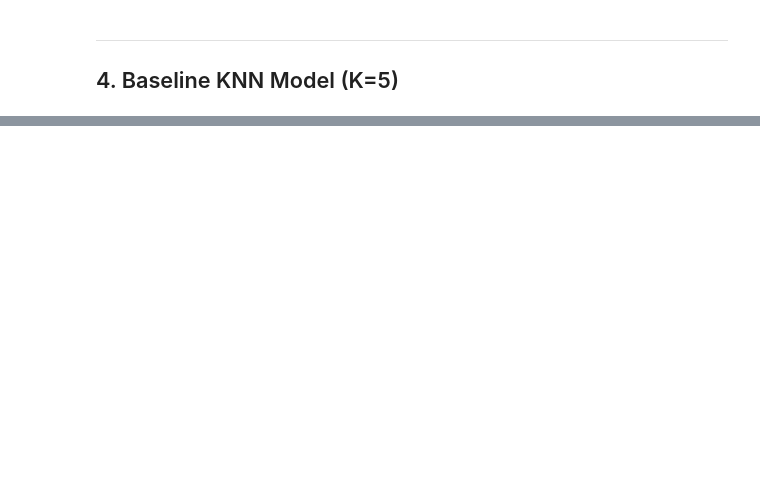
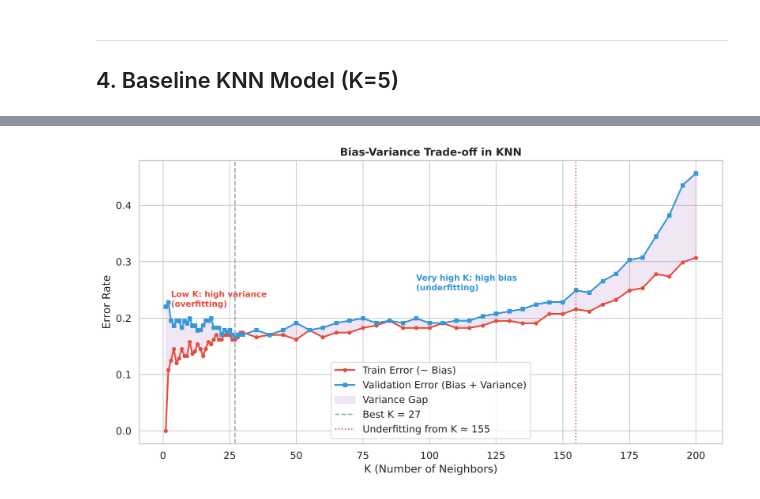
Before and after one commit to Subhadip24/AIml-Project, a Jupyter notebook: Heart_Disease_KNN_Classification.ipynb, the cells around one changed output, grey strips where cells are left out. Drawn from its saved outputs; the diff is of its cells as text; code cells hidden in the pictures; blank space fills up the shorter version.

```diff
--- a/Heart_Disease_KNN_Classification.ipynb
+++ b/Heart_Disease_KNN_Classification.ipynb
@@ -692,0 +322,25 @@ EXPERIMENT COMPLETE
+# %%
+k_range = list(range(1, 31)) + list(range(35, 205, 5))
+train_scores, test_scores, cv_scores_mean, cv_scores_std = [], [], [], []
+
+for k in k_range:
+    model = make_knn(n_neighbors=k).fit(X_train, y_train)
+    train_scores.append(model.score(X_train, y_train))
+    test_scores.append(model.score(X_test, y_test))
+    cv = cross_val_score(make_knn(n_neighbors=k), X_train, y_train, cv=CV)
+    cv_scores_mean.append(cv.mean())
+    cv_scores_std.append(cv.std())
+
+results_k = pd.DataFrame({'K': k_range, 'train': train_scores, 'test': test_scores,
+                          'cv_mean': cv_scores_mean, 'cv_std': cv_scores_std}).set_index('K')
+
+best_k_cv = int(results_k['cv_mean'].idxmax())
+best_cv_acc = results_k.loc[best_k_cv, 'cv_mean']
+print(f'Best K (10-fold CV): K = {best_k_cv}, CV accuracy = {best_cv_acc:.4f} '
+      f'(± {results_k.loc[best_k_cv, "cv_std"]:.4f})')
+print(f'Test accuracy at K = {best_k_cv}: {results_k.loc[best_k_cv, "test"]:.4f}')
+
+best_se = results_k.loc[best_k_cv, 'cv_std'] / np.sqrt(CV.get_n_splits())
+near_best = results_k[results_k['cv_mean'] >= best_cv_acc - best_se].index.tolist()
+print(f'\nK values within one standard error of the best CV score: {near_best}')
+print('-> the CV curve is flat near the top, so the exact best K is not very stable.')
@@ -692,0 +465,21 @@ EXPERIMENT COMPLETE
+# %%
+# --- Bias-Variance Trade-off Visualization ---
+fig, ax = plt.subplots(figsize=(11, 6))
+error_train = 1 - results_k['train']
+error_cv = 1 - results_k['cv_mean']
+ax.plot(k_range, error_train, 'o-', label='Train Error (~ Bias)', color='#e74c3c', linewidth=2, markersize=4)
+ax.plot(k_range, error_cv, 's-', label='Validation Error (Bias + Variance)', color='#3498db', linewidth=2, markersize=4)
+ax.fill_between(k_range, error_train, error_cv, alpha=0.15, color='#9b59b6', label='Variance Gap')
+ax.axvline(x=best_k_cv, color='gray', linestyle='--', alpha=0.7, label=f'Best K = {best_k_cv}')
+ax.axvline(x=underfit_k, color='#c0392b', linestyle=':', alpha=0.8, label=f'Underfitting from K ≈ {underfit_k}')
+ax.set_xlabel('K (Number of Neighbors)')
+ax.set_ylabel('Error Rate')
+ax.set_title('Bias-Variance Trade-off in KNN', fontweight='bold', fontsize=13)
+ax.legend()
+ax.annotate('Low K: high variance\n(overfitting)', xy=(3, error_cv.loc[1]), fontsize=10, color='#e74c3c', fontweight='bold')
+ax.annotate('Very high K: high bias\n(underfitting)', xy=(underfit_k - 60, error_cv.loc[underfit_k]),
+            fontsize=10, color='#3498db', fontweight='bold')
+plt.tight_layout()
+plt.show()
+# %% [output]
+[figure, added]
```
Also changed, not shown: parts of 46 cells of this notebook, 1 other file.
